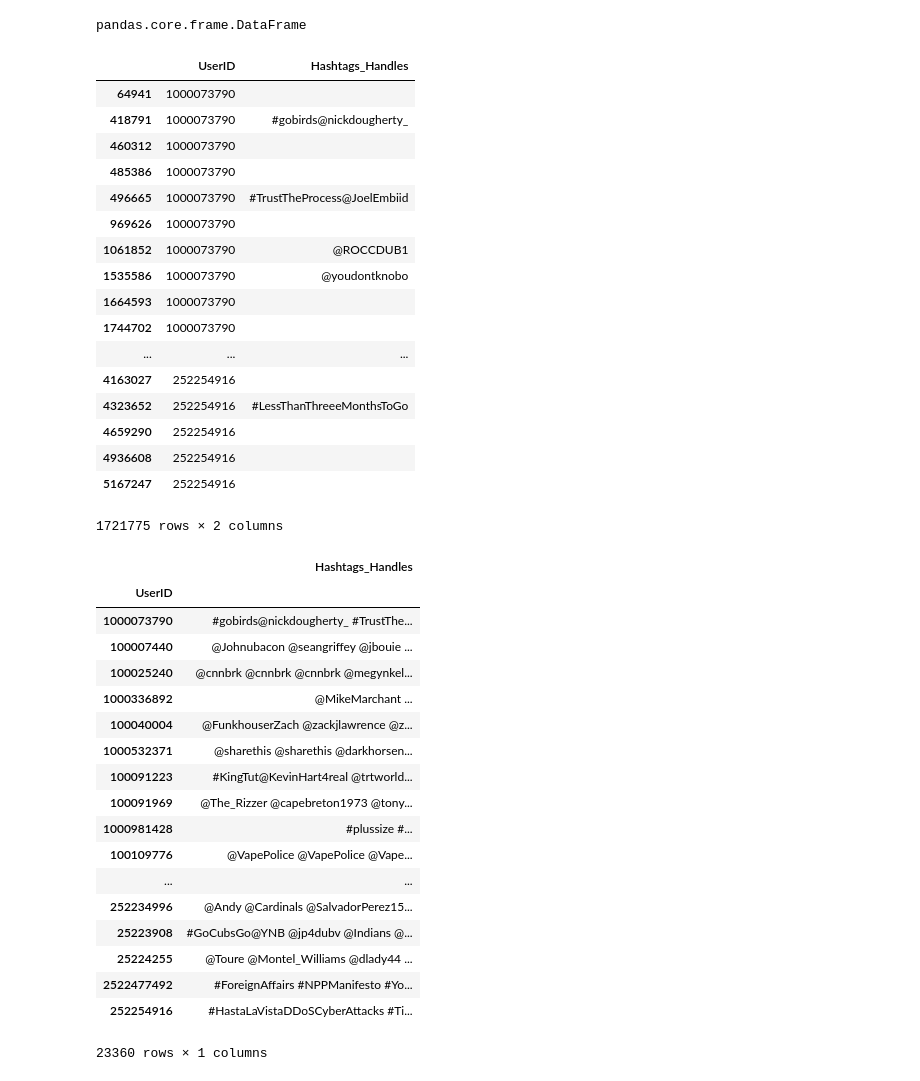
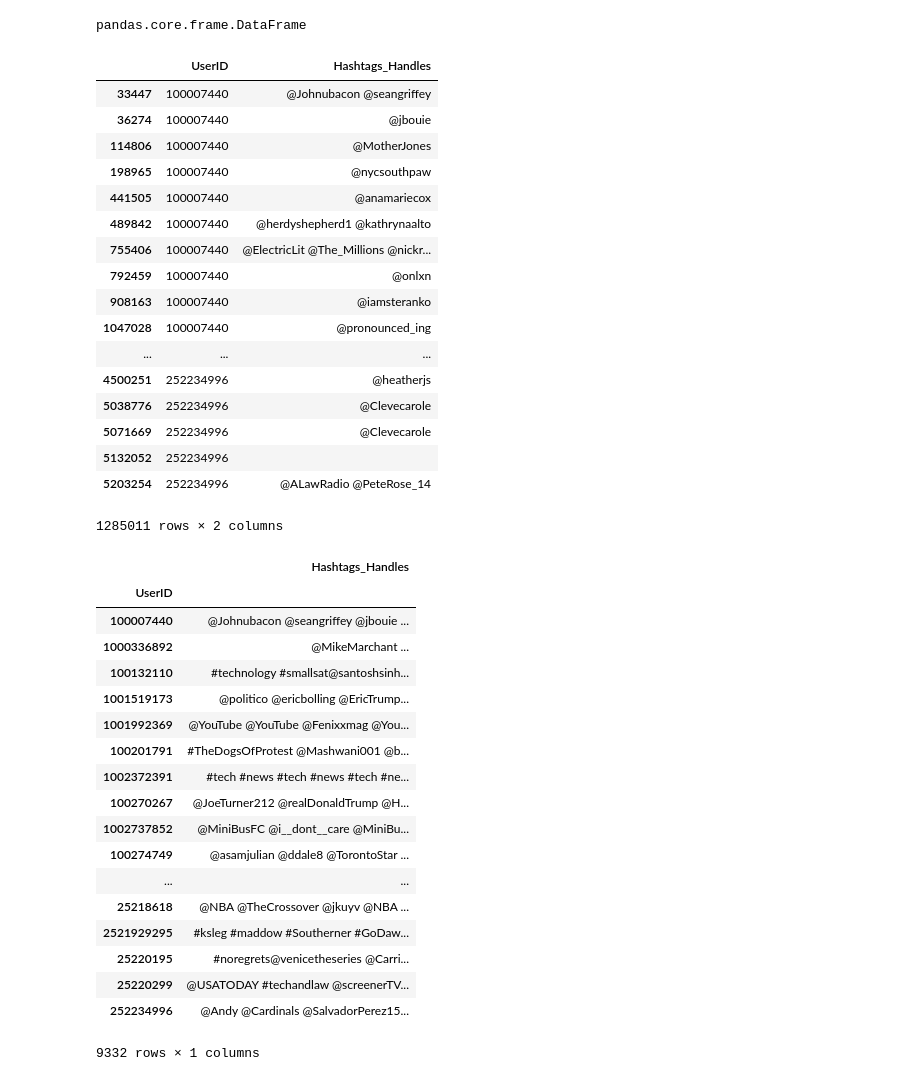
Before and after one commit to MatthewAlisangco/labtweets, a Jupyter notebook: CS177Labtwo_teamFirstRow.ipynb, the cells around one changed output. Cells and saved outputs as stored; diff of their text form; code cells hidden in the pictures.

```diff
--- a/CS177Labtwo_teamFirstRow.ipynb
+++ b/CS177Labtwo_teamFirstRow.ipynb
@@ -49,64 +49,64 @@ type(df_userids_largetweets)
 # %% [output]
 pandas.core.frame.DataFrame
 # %%
-df_userids_largetweets = pd.concat(g for _, g in tweetsNoRT.groupby("UserID") if len(g) > 20)
+df_userids_largetweets = pd.concat(g for _, g in tweetsNoRT.groupby("UserID") if len(g) > 49)
 handle = '(@[a-zA-z0-9]+)'
 hashtag = '(#[a-zA-z0-9]+)'
 hashHandle = r'((@|#)([a-zA-Z0-9]+))'
 
 df_tweets = pd.DataFrame()
 
 df_tweets['UserID'] = df_userids_largetweets.UserID
 df_userids_largetweets['Handles'] = df_userids_largetweets['Text'].str.findall(handle).apply(' '.join)
 df_userids_largetweets['Hashtags'] = df_userids_largetweets['Text'].str.findall(hashtag).apply(' '.join)
 
 df_tweets['Hashtags_Handles'] = df_userids_largetweets['Hashtags'] + df_userids_largetweets['Handles']
 
 df_tweets
 # %% [output]
 |  | UserID | Hashtags_Handles |
-| 64941 | 1000073790 |  |
-| 418791 | 1000073790 | #gobirds@nickdougherty_ |
-| 460312 | 1000073790 |  |
-| 485386 | 1000073790 |  |
-| 496665 | 1000073790 | #TrustTheProcess@JoelEmbiid |
-| 969626 | 1000073790 |  |
-| 1061852 | 1000073790 | @ROCCDUB1 |
-| 1535586 | 1000073790 | @youdontknobo |
-| 1664593 | 1000073790 |  |
-| 1744702 | 1000073790 |  |
+| 33447 | 100007440 | @Johnubacon @seangriffey |
+| 36274 | 100007440 | @jbouie |
+| 114806 | 100007440 | @MotherJones |
+| 198965 | 100007440 | @nycsouthpaw |
+| 441505 | 100007440 | @anamariecox |
+| 489842 | 100007440 | @herdyshepherd1 @kathrynaalto |
+| 755406 | 100007440 | @ElectricLit @The_Millions @nickr... |
+| 792459 | 100007440 | @onlxn |
+| 908163 | 100007440 | @iamsteranko |
+| 1047028 | 100007440 | @pronounced_ing |
 | ... | ... | ... |
-| 4163027 | 252254916 |  |
-| 4323652 | 252254916 | #LessThanThreeeMonthsToGo |
-| 4659290 | 252254916 |  |
-| 4936608 | 252254916 |  |
-| 5167247 | 252254916 |  |
+| 4500251 | 252234996 | @heatherjs |
+| 5038776 | 252234996 | @Clevecarole |
+| 5071669 | 252234996 | @Clevecarole |
+| 5132052 | 252234996 |  |
+| 5203254 | 252234996 | @ALawRadio @PeteRose_14 |
-1721775 rows × 2 columns
+1285011 rows × 2 columns
 # %%
 df_tweets = df_tweets.groupby('UserID').agg({'Hashtags_Handles': lambda x: ' '.join(x)})
-df_tweets = df_tweets[df_tweets['Hashtags_Handles'].str.len() > 19]
+df_tweets = df_tweets[df_tweets['Hashtags_Handles'].str.len() > 49]
 
 df_tweets
 # %% [output]
 |  | Hashtags_Handles |
 | UserID |  |
-| 1000073790 | #gobirds@nickdougherty_ #TrustThe... |
 | 100007440 | @Johnubacon @seangriffey @jbouie ... |
-| 100025240 | @cnnbrk @cnnbrk @cnnbrk @megynkel... |
 | 1000336892 | @MikeMarchant ... |
-| 100040004 | @FunkhouserZach @zackjlawrence @z... |
-| 1000532371 | @sharethis @sharethis @darkhorsen... |
-| 100091223 | #KingTut@KevinHart4real @trtworld... |
-| 100091969 | @The_Rizzer @capebreton1973 @tony... |
-| 1000981428 | #plussize #... |
-| 100109776 | @VapePolice @VapePolice @Vape... |
+| 100132110 | #technology #smallsat@santoshsinh... |
+| 1001519173 | @politico @ericbolling @EricTrump... |
+| 1001992369 | @YouTube @YouTube @Fenixxmag @You... |
+| 100201791 | #TheDogsOfProtest @Mashwani001 @b... |
+| 1002372391 | #tech #news #tech #news #tech #ne... |
+| 100270267 | @JoeTurner212 @realDonaldTrump @H... |
+| 1002737852 | @MiniBusFC @i__dont__care @MiniBu... |
+| 100274749 | @asamjulian @ddale8 @TorontoStar ... |
 | ... | ... |
+| 25218618 | @NBA @TheCrossover @jkuyv @NBA ... |
+| 2521929295 | #ksleg #maddow #Southerner #GoDaw... |
+| 25220195 | #noregrets@venicetheseries @Carri... |
+| 25220299 | @USATODAY #techandlaw @screenerTV... |
 | 252234996 | @Andy @Cardinals @SalvadorPerez15... |
-| 25223908 | #GoCubsGo@YNB @jp4dubv @Indians @... |
-| 25224255 | @Toure @Montel_Williams @dlady44 ... |
-| 2522477492 | #ForeignAffairs #NPPManifesto #Yo... |
-| 252254916 | #HastaLaVistaDDoSCyberAttacks #Ti... |
-23360 rows × 1 columns
+9332 rows × 1 columns
 # %%
 import sklearn.feature_extraction.text as sk_text
 
```
Also changed, not shown: parts of 17 cells of this notebook.
